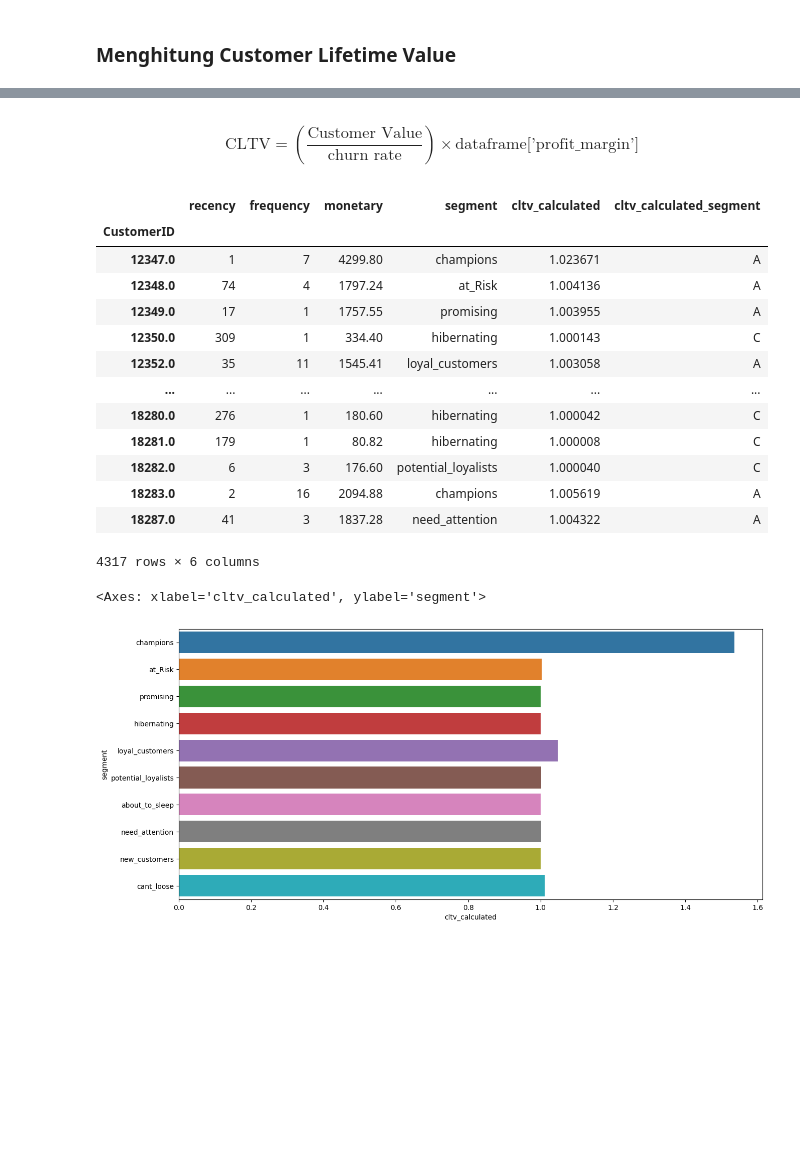
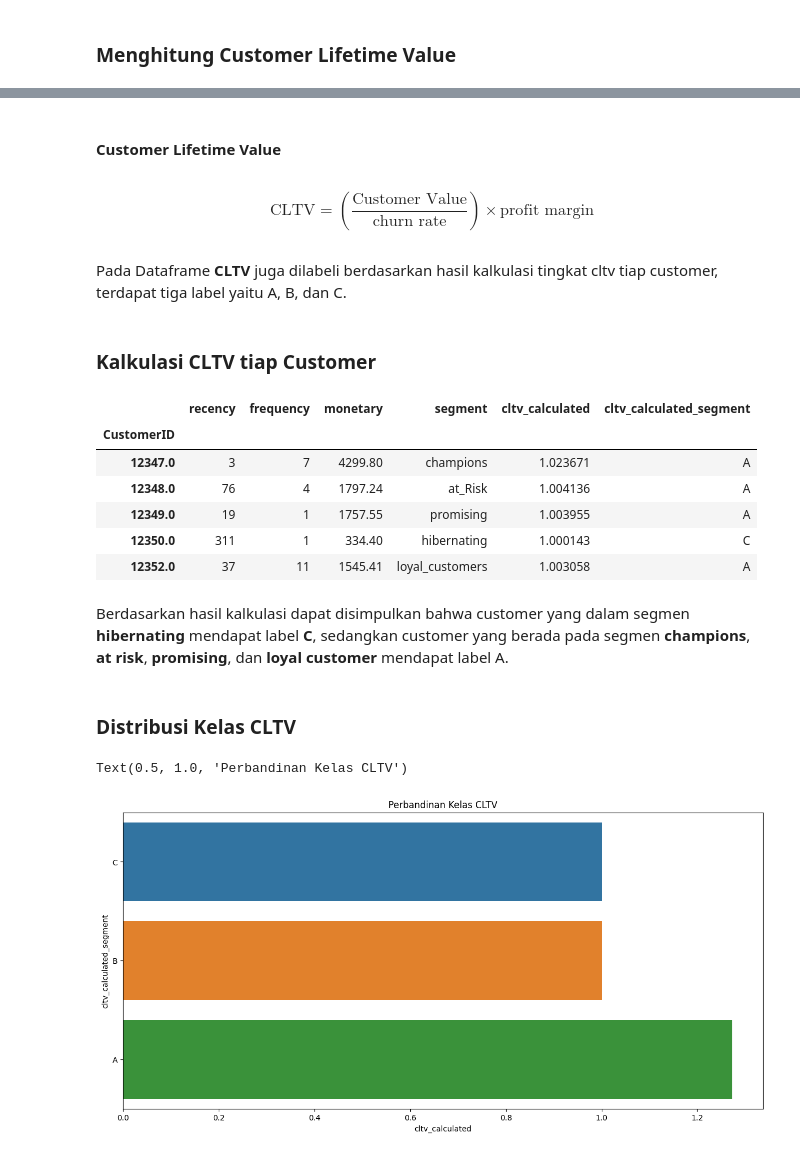
Before and after one commit to GLAZERadr/Data_Science_For_Industry_Task_3, a Jupyter notebook: Prediction.ipynb, the cells around one changed output, grey strips where cells are left out. Cells and saved outputs as stored; diff of their text form; code cells hidden in the pictures; blank space fills up the shorter version.

```diff
--- a/Prediction.ipynb
+++ b/Prediction.ipynb
@@ -238,28 +249,32 @@ def create_cltv_calculated(dataframe):
+# %% [markdown]
+#### Customer Lifetime Value
 # %% [markdown]
 $$
-\text{{CLTV}} = \left(\frac{{\text{{Customer Value}}}}{{\text{{churn rate}}}}\right) \times \text{{dataframe['profit\_margin']}}
+\text{{CLTV}} = \left(\frac{{\text{{Customer Value}}}}{{\text{{churn rate}}}}\right) \times \text{{profit margin}}
 $$
+# %% [markdown]
+Pada Dataframe **CLTV** juga dilabeli berdasarkan hasil kalkulasi tingkat cltv tiap customer, terdapat tiga label yaitu A, B, dan C.
+# %% [markdown]
+### Kalkulasi CLTV tiap Customer
 # %%
 rfm_cltv = create_cltv_calculated(rfm)
-rfm_cltv
+rfm_cltv.head()
 # %% [output]
 |  | recency | frequency | monetary | segment | cltv_calculated | cltv_calculated_segment |
 | CustomerID |  |  |  |  |  |  |
-| 12347.0 | 1 | 7 | 4299.80 | champions | 1.023671 | A |
-| 12348.0 | 74 | 4 | 1797.24 | at_Risk | 1.004136 | A |
-| 12349.0 | 17 | 1 | 1757.55 | promising | 1.003955 | A |
-| 12350.0 | 309 | 1 | 334.40 | hibernating | 1.000143 | C |
-| 12352.0 | 35 | 11 | 1545.41 | loyal_customers | 1.003058 | A |
-| ... | ... | ... | ... | ... | ... | ... |
-| 18280.0 | 276 | 1 | 180.60 | hibernating | 1.000042 | C |
-| 18281.0 | 179 | 1 | 80.82 | hibernating | 1.000008 | C |
-| 18282.0 | 6 | 3 | 176.60 | potential_loyalists | 1.000040 | C |
-| 18283.0 | 2 | 16 | 2094.88 | champions | 1.005619 | A |
-| 18287.0 | 41 | 3 | 1837.28 | need_attention | 1.004322 | A |
+| 12347.0 | 3 | 7 | 4299.80 | champions | 1.023671 | A |
+| 12348.0 | 76 | 4 | 1797.24 | at_Risk | 1.004136 | A |
+| 12349.0 | 19 | 1 | 1757.55 | promising | 1.003955 | A |
+| 12350.0 | 311 | 1 | 334.40 | hibernating | 1.000143 | C |
+| 12352.0 | 37 | 11 | 1545.41 | loyal_customers | 1.003058 | A |
-4317 rows × 6 columns
+# %% [markdown]
+Berdasarkan hasil kalkulasi dapat disimpulkan bahwa customer yang dalam segmen **hibernating** mendapat label **C**, sedangkan customer yang berada pada segmen **champions**, **at risk**, **promising**, dan **loyal customer** mendapat label A.
+# %% [markdown]
+### Distribusi Kelas CLTV
 # %%
 plt.figure(figsize=(15,7))
-sns.barplot(x="cltv_calculated", y="segment", data=rfm_cltv, ci=None)
+sns.barplot(x="cltv_calculated", y="cltv_calculated_segment", data=rfm_cltv, ci=None)
+plt.title('Perbandinan Kelas CLTV')
 # %% [output]
-<Axes: xlabel='cltv_calculated', ylabel='segment'>
+Text(0.5, 1.0, 'Perbandinan Kelas CLTV')
-[figure, old version]
+[figure, new version]
```
Also changed, not shown: parts of 12 cells of this notebook.
